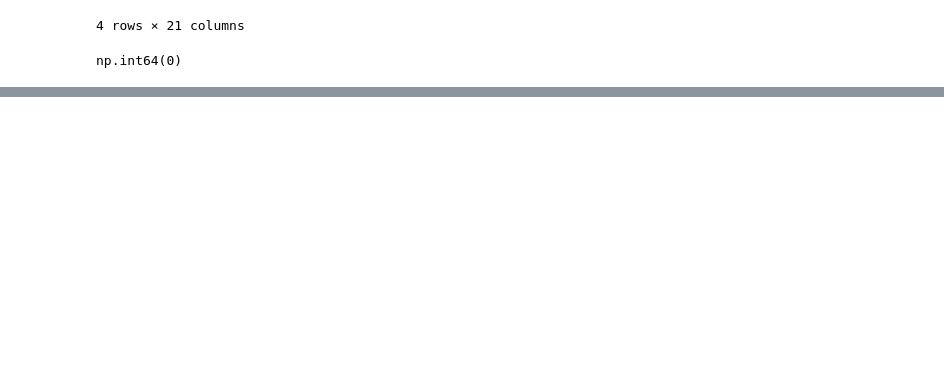
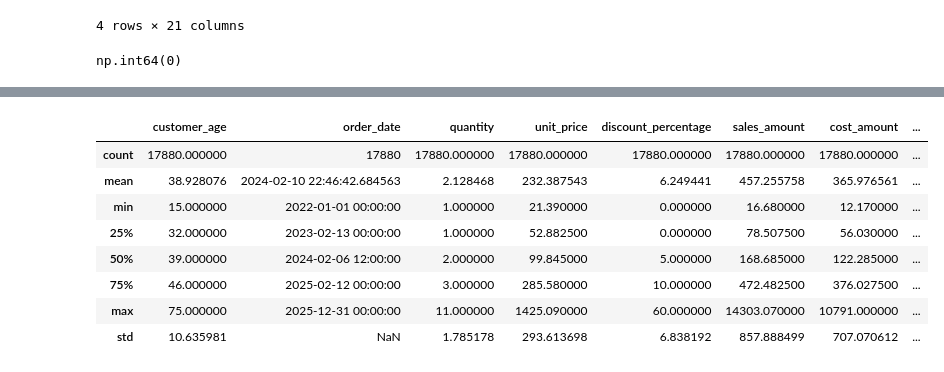
Before and after one commit to aslbektheanalyst/Portfolio_DA, a Jupyter notebook: sales_analysis/1cleanup.ipynb, the cells around one changed output, grey strips where cells are left out. Drawn from its saved outputs; the diff is of its cells as text; code cells hidden in the pictures; blank space fills up the shorter version.

```diff
--- a/sales_analysis/1cleanup.ipynb
+++ b/sales_analysis/1cleanup.ipynb
@@ -231,3 +263,15 @@ memory usage: 3.0+ MB
 #copying the cleaned table to csv
 
 df2.to_csv("cleaned_sales.csv", index=False)
+# %%
+df2.describe()
+# %% [output]
+|  | customer_age | order_date | quantity | unit_price | discount_percentage | sales_amount | cost_amount | ... |
+| count | 17880.000000 | 17880 | 17880.000000 | 17880.000000 | 17880.000000 | 17880.000000 | 17880.000000 | ... |
+| mean | 38.928076 | 2024-02-10 22:46:42.684563 | 2.128468 | 232.387543 | 6.249441 | 457.255758 | 365.976561 | ... |
+| min | 15.000000 | 2022-01-01 00:00:00 | 1.000000 | 21.390000 | 0.000000 | 16.680000 | 12.170000 | ... |
+| 25% | 32.000000 | 2023-02-13 00:00:00 | 1.000000 | 52.882500 | 0.000000 | 78.507500 | 56.030000 | ... |
+| 50% | 39.000000 | 2024-02-06 12:00:00 | 2.000000 | 99.845000 | 5.000000 | 168.685000 | 122.285000 | ... |
+| 75% | 46.000000 | 2025-02-12 00:00:00 | 3.000000 | 285.580000 | 10.000000 | 472.482500 | 376.027500 | ... |
+| max | 75.000000 | 2025-12-31 00:00:00 | 11.000000 | 1425.090000 | 60.000000 | 14303.070000 | 10791.000000 | ... |
+| std | 10.635981 | NaN | 1.785178 | 293.613698 | 6.838192 | 857.888499 | 707.070612 | ... |
```
Also changed, not shown: parts of 7 cells of this notebook, 1 other file.
